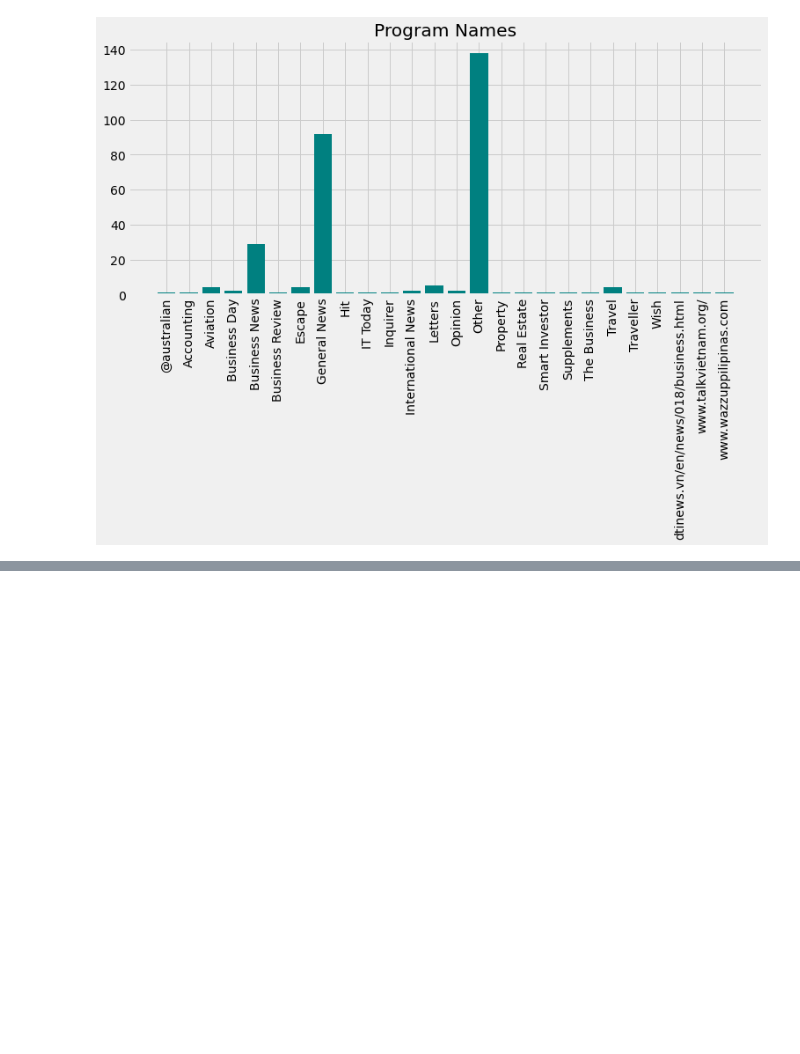
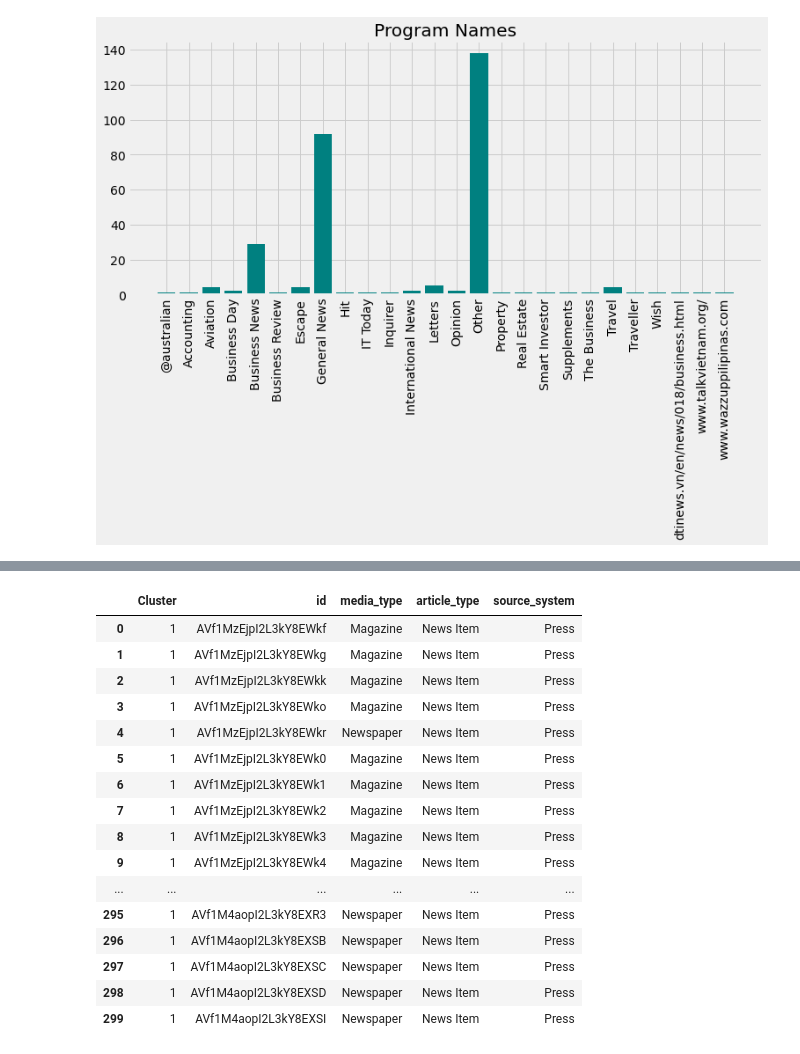
Before and after one commit to YanaSSS/technical-task, a Jupyter notebook: clustering-documents.ipynb, the cells around one changed output, grey strips where cells are left out. Cells and saved outputs as stored; diff of their text form; code cells hidden in the pictures; blank space fills up the shorter version.

```diff
--- a/clustering-documents.ipynb
+++ b/clustering-documents.ipynb
@@ -350,0 +407,5 @@ I will set the media_type, program_name, article_type and source_system columns
+# %%
+# Building the model with 2 clusters
+kmode = KModes(n_clusters=2, init = "random", n_init = 5, verbose=1)
+clusters = kmode.fit_predict(kmode_data)
+clusters
@@ -350,0 +444,21 @@ I will set the media_type, program_name, article_type and source_system columns
+# %%
+kmode_data.insert(0, "Cluster", clusters, True)
+kmode_data
+# %% [output]
+|  | Cluster | id | media_type | article_type | source_system |
+| 0 | 1 | AVf1MzEjpI2L3kY8EWkf | Magazine | News Item | Press |
+| 1 | 1 | AVf1MzEjpI2L3kY8EWkg | Magazine | News Item | Press |
+| 2 | 1 | AVf1MzEjpI2L3kY8EWkk | Magazine | News Item | Press |
+| 3 | 1 | AVf1MzEjpI2L3kY8EWko | Magazine | News Item | Press |
+| 4 | 1 | AVf1MzEjpI2L3kY8EWkr | Newspaper | News Item | Press |
+| 5 | 1 | AVf1MzEjpI2L3kY8EWk0 | Magazine | News Item | Press |
+| 6 | 1 | AVf1MzEjpI2L3kY8EWk1 | Magazine | News Item | Press |
+| 7 | 1 | AVf1MzEjpI2L3kY8EWk2 | Magazine | News Item | Press |
+| 8 | 1 | AVf1MzEjpI2L3kY8EWk3 | Magazine | News Item | Press |
+| 9 | 1 | AVf1MzEjpI2L3kY8EWk4 | Magazine | News Item | Press |
+| ... | ... | ... | ... | ... | ... |
+| 295 | 1 | AVf1M4aopI2L3kY8EXR3 | Newspaper | News Item | Press |
+| 296 | 1 | AVf1M4aopI2L3kY8EXSB | Newspaper | News Item | Press |
+| 297 | 1 | AVf1M4aopI2L3kY8EXSC | Newspaper | News Item | Press |
+| 298 | 1 | AVf1M4aopI2L3kY8EXSD | Newspaper | News Item | Press |
+| 299 | 1 | AVf1M4aopI2L3kY8EXSI | Newspaper | News Item | Press |
```
Also changed, not shown: parts of 25 cells of this notebook.
